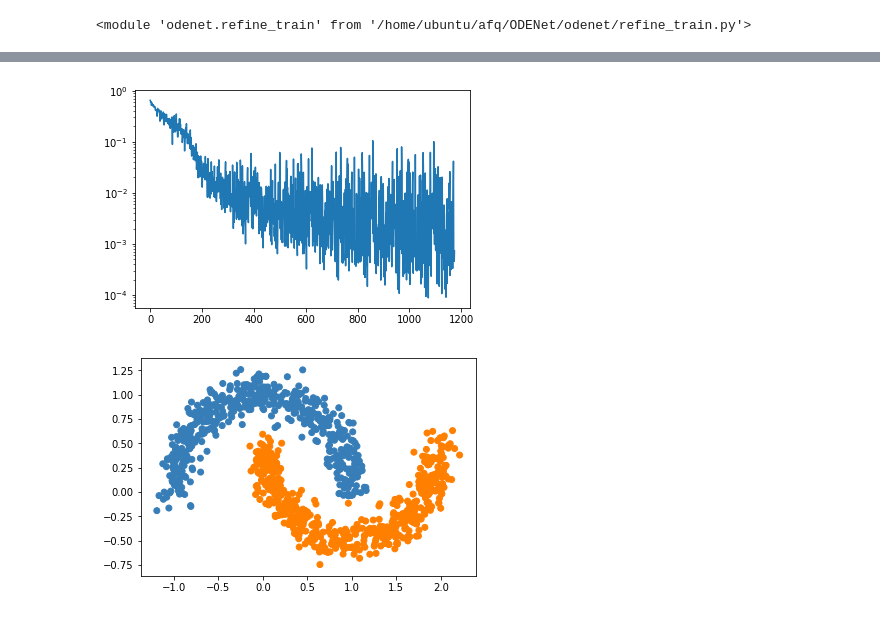
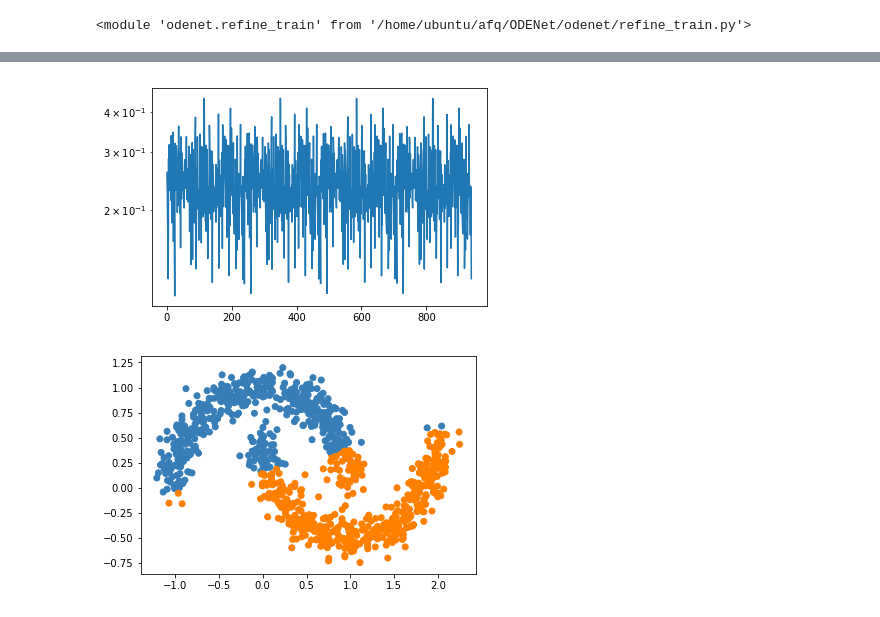
Before and after one commit to afqueiruga/StatefulOdeNets, a Jupyter notebook: toy_datasets_2.ipynb, the cells around one changed output, grey strips where cells are left out. Saved outputs shown, nothing was run; the diff lists cells and outputs as text; code cells hidden in the pictures.

```diff
--- a/toy_datasets_2.ipynb
+++ b/toy_datasets_2.ipynb
@@ -93,6 +75,36 @@ plot_pred(model_shallow)
+# %%
+class ODEModel(torch.nn.Module):
+    def __init__(self,
+                 i_dim,
+                 o_dim,
+                 ode_width=4,
+                 inside_width=4,
+                 time_d=1,
+                 Act=torch.nn.ReLU,
+                 use_adjoint=False,
+                 scheme='euler'):
+        super().__init__()
+        self.net = torch.nn.Sequential(
+            torch.nn.Linear(i_dim,ode_width),
+            ode_models.ODEBlock(
+                ode_models.ShallowODE(time_d,ode_width,ode_width,act=torch.nn.functional.leaky_relu),
+                n_time_steps=time_d,
+                scheme='euler',
+                use_adjoint=use_adjoint),
+            torch.nn.Linear(ode_width,o_dim),
+        )
+    def forward(self,x):
+        # Missing sigmoid
+        y = self.net(x)
+        return y
+    def refine(self):
+        new = copy.deepcopy(self)
+        new.net[1] = self.net[1].refine()
+        return new
 # %%
-model = ODEModel(2,1,ode_width=4,inside_width=8,
-                 Act=torch.nn.LeakyReLU,method='rk4')
+model = ODEModel(2,1,ode_width=2,inside_width=1, time_d=1,
+                 Act=torch.nn.LeakyReLU,scheme='rk4', use_adjoint=False)
 # %%
-losses = train_for_epochs(model, 5, lr=0.01)
+losses = refine_train.train_for_epochs(model, loader, loader, nn.BCEWithLogitsLoss(), 4,
+                                       lr = 0.001)
 # %% [output]
@@ -100,7 +119,7 @@ losses = train_for_epochs(model, 5, lr=0.01)
 # %%
-plt.semilogy(losses)
+plt.semilogy(losses.losses)
 plt.show()
-plot_pred(model_shallow)
+plot_pred(model)
 # %% [output]
-[figure, old version]
+[figure, new version]
-[figure, old version]
+[figure, new version]
```
Also changed, not shown: parts of 15 cells of this notebook, 1 other file.
